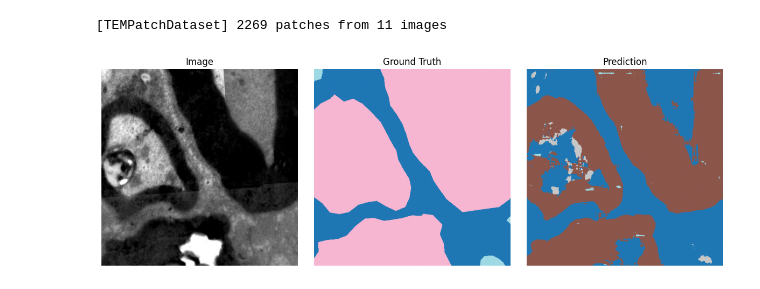
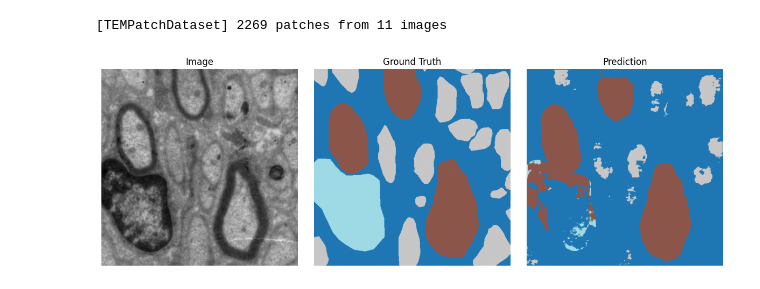
Before and after one commit to minq02/TEMCellSegmentation, a Jupyter notebook: visualize.ipynb, the cells around one changed output. Saved outputs shown, nothing was run; the diff lists cells and outputs as text; code cells hidden in the pictures.

```diff
--- a/visualize.ipynb
+++ b/visualize.ipynb
@@ -4,6 +4,7 @@ import matplotlib.pyplot as plt
 
 from src.datasets.tem_dataset import TEMPatchDataset
 from src.models.unet_small import UNetSmall
+from src.models.attention_unet import AttentionUNet
 
 device = torch.device("cuda" if torch.cuda.is_available() else "cpu")
 
@@ -14,41 +15,45 @@ patch_size = 512
 ds = TEMPatchDataset(h5_path, patch_size=patch_size, stride=patch_size)
 
 # 2. Load model weights
-model = UNetSmall(in_ch=1, n_classes=5).to(device)
-model.load_state_dict(torch.load("tem_unet_small.pth", map_location=device))
+# model = UNetSmall(in_ch=1, n_classes=5).to(device)
+# model.load_state_dict(torch.load("tem_unet_small.pth", map_location=device))
+# model.eval()
+
+model = AttentionUNet(in_ch=1, n_classes=5).to(device)
+model.load_state_dict(torch.load("tem_attention_unet_best.pth", map_location=device))
 model.eval()
 
 # 3. Take one patch and run inference
-img, mask = ds[1204]                      # img, mask: (H, W)
+img, mask = ds[1222]                      # img, mask: (H, W)
 x = img.unsqueeze(0).unsqueeze(0).to(device)  # (1,1,H,W)
 
 with torch.no_grad():
     logits = model(x)                  # (1,5,H,W)
     pred = logits.argmax(1).squeeze(0).cpu()  # (H,W) predicted labels
 
 # 4. Plot original image, GT mask, prediction
 plt.figure(figsize=(12, 4))
 
 plt.subplot(1, 3, 1)
 plt.title("Image")
 plt.imshow(img.numpy(), cmap="gray")
 plt.axis("off")
 
 plt.subplot(1, 3, 2)
 plt.title("Ground Truth")
 plt.imshow(mask.numpy(), cmap="tab20")
 plt.axis("off")
 
 plt.subplot(1, 3, 3)
 plt.title("Prediction")
 plt.imshow(pred.numpy(), cmap="tab20")
 plt.axis("off")
 
 plt.tight_layout()
 plt.show()
 # %% [output]
 [TEMPatchDataset] 2269 patches from 11 images
-[figure, old version]
+[figure, new version]
 # %%
 import json
 import matplotlib.pyplot as plt
```
Also changed, not shown: parts of 1 cell of this notebook, 4 other files.
